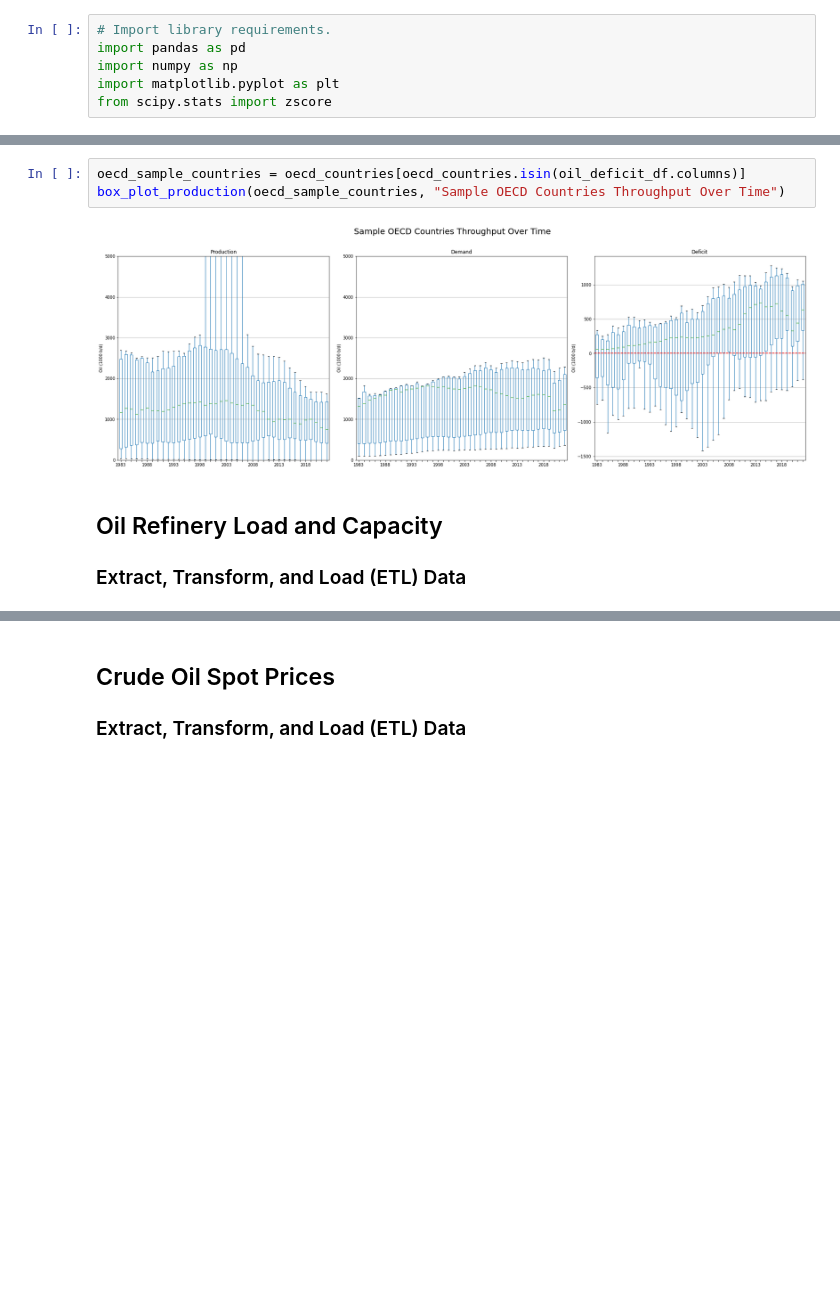
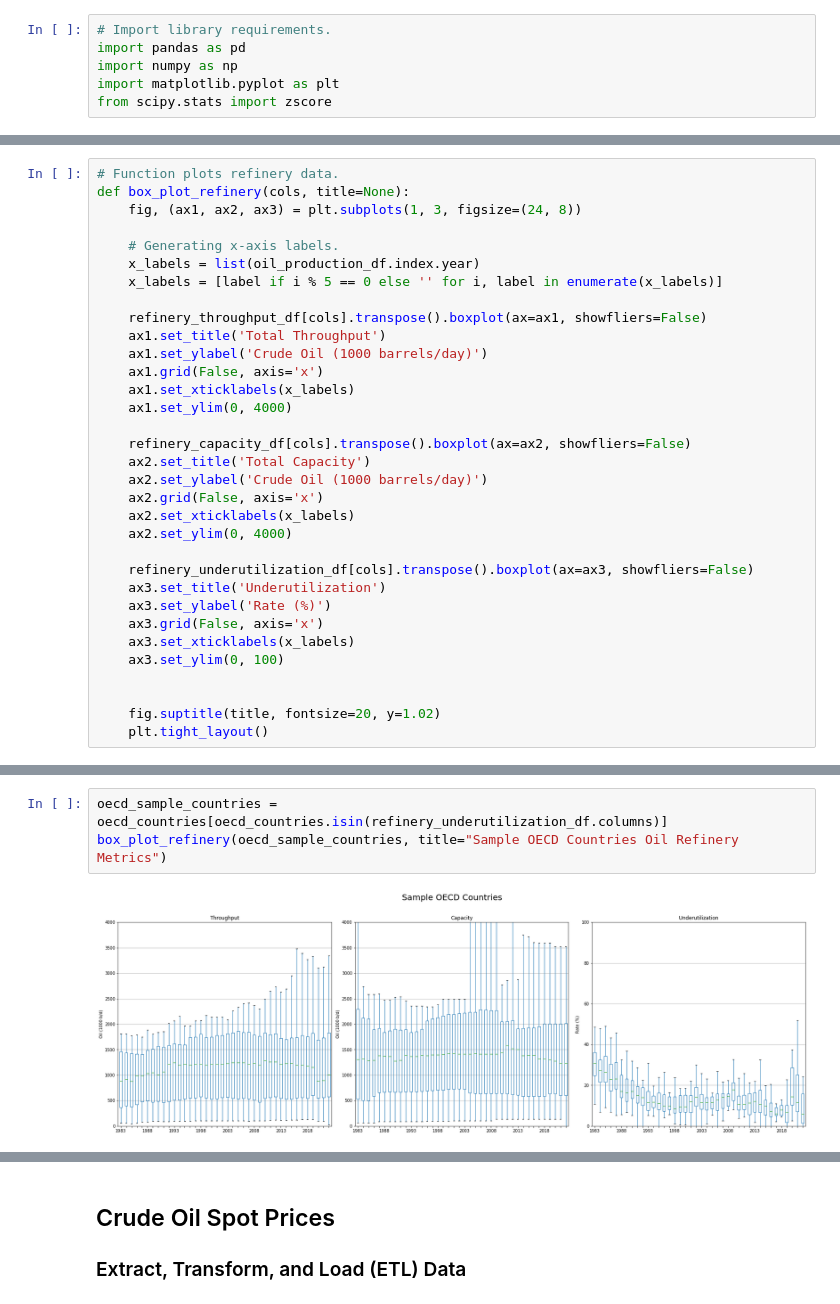
Before and after one commit to willcrodman/data_science_final_project, a Jupyter notebook: milestone_2.ipynb, the cells around one changed output, grey strips where cells are left out. Cells and saved outputs as stored; diff of their text form; blank space fills up the shorter version.

```diff
--- a/milestone_2.ipynb
+++ b/milestone_2.ipynb
@@ -188,0 +288,33 @@ box_plot_production(opec_countries, title="OPEC Countries Throughput Over Time")
+# %%
+# Function plots refinery data.
+def box_plot_refinery(cols, title=None):
+    fig, (ax1, ax2, ax3) = plt.subplots(1, 3, figsize=(24, 8))
+
+    # Generating x-axis labels.
+    x_labels = list(oil_production_df.index.year)
+    x_labels = [label if i % 5 == 0 else '' for i, label in enumerate(x_labels)]
+
+    refinery_throughput_df[cols].transpose().boxplot(ax=ax1, showfliers=False)
+    ax1.set_title('Total Throughput')
+    ax1.set_ylabel('Crude Oil (1000 barrels/day)')
+    ax1.grid(False, axis='x')
+    ax1.set_xticklabels(x_labels)
+    ax1.set_ylim(0, 4000)
+
+    refinery_capacity_df[cols].transpose().boxplot(ax=ax2, showfliers=False)
+    ax2.set_title('Total Capacity')
+    ax2.set_ylabel('Crude Oil (1000 barrels/day)')
+    ax2.grid(False, axis='x')
+    ax2.set_xticklabels(x_labels)
+    ax2.set_ylim(0, 4000)
+
+    refinery_underutilization_df[cols].transpose().boxplot(ax=ax3, showfliers=False)
+    ax3.set_title('Underutilization')
+    ax3.set_ylabel('Rate (%)')
+    ax3.grid(False, axis='x')
+    ax3.set_xticklabels(x_labels)
+    ax3.set_ylim(0, 100)
+
+
+    fig.suptitle(title, fontsize=20, y=1.02)
+    plt.tight_layout()
@@ -189,8 +326,5 @@ box_plot_production(opec_countries, title="OPEC Countries Throughput Over Time")
 # %%
-oecd_sample_countries = oecd_countries[oecd_countries.isin(oil_deficit_df.columns)]
-box_plot_production(oecd_sample_countries, "Sample OECD Countries Throughput Over Time")
+oecd_sample_countries = oecd_countries[oecd_countries.isin(refinery_underutilization_df.columns)]
+box_plot_refinery(oecd_sample_countries, title="Sample OECD Countries Oil Refinery Metrics")
 # %% [output]
-[figure, old version]
+[figure, new version]
-# %% [markdown]
-## Oil Refinery Load and Capacity
-### Extract, Transform, and Load (ETL) Data
```
Also changed, not shown: parts of 27 cells of this notebook.
